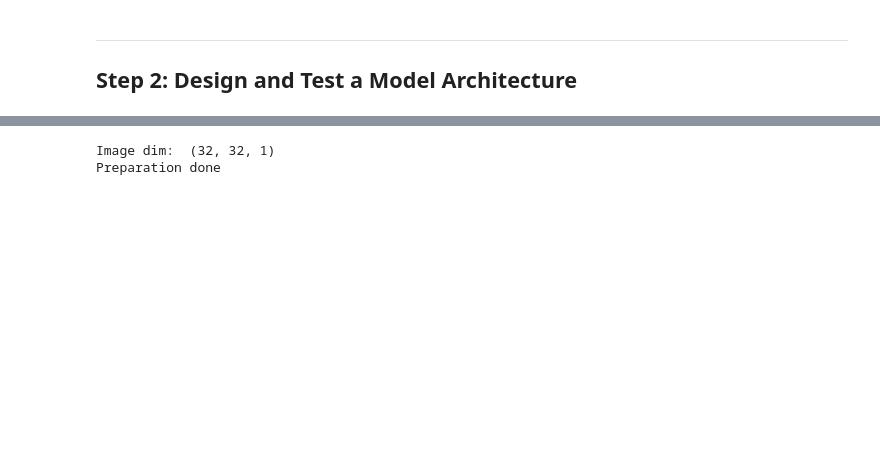
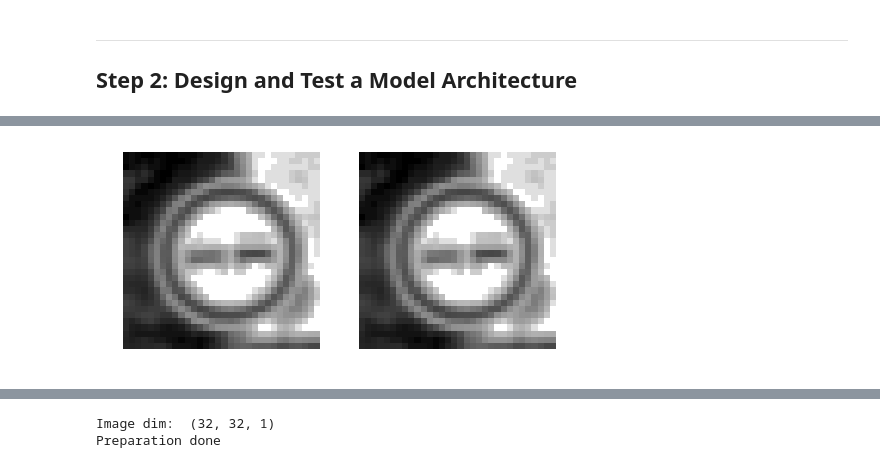
Before and after one commit to khjtony/Carnd-term1-p2, a Jupyter notebook: Traffic_Sign_Classifier.ipynb, the cells around one changed output, grey strips where cells are left out. Saved outputs shown, nothing was run; the diff lists cells and outputs as text; code cells hidden in the pictures; blank space fills up the shorter version.

```diff
--- a/Traffic_Sign_Classifier.ipynb
+++ b/Traffic_Sign_Classifier.ipynb
@@ -114,16 +109,18 @@ plt.show()
 # %%
 ### EqualizeHist
 plt.figure(figsize=(12, 8))
 
 plt.subplot(1, 3, 1)
-plt.imshow(image)
+plt.imshow(image, cmap='gray')
 plt.axis('off')
 
 image = cv2.equalizeHist(image)
 plt.subplot(1, 3, 2)
 plt.imshow(image.squeeze(),cmap='gray')
 plt.axis('off')
 plt.show()
+# %% [output]
+[figure, added]
 # %%
 ### Normalize
 plt.figure(figsize=(12, 8))
```
Also changed, not shown: parts of 23 cells of this notebook, 6 other files.
